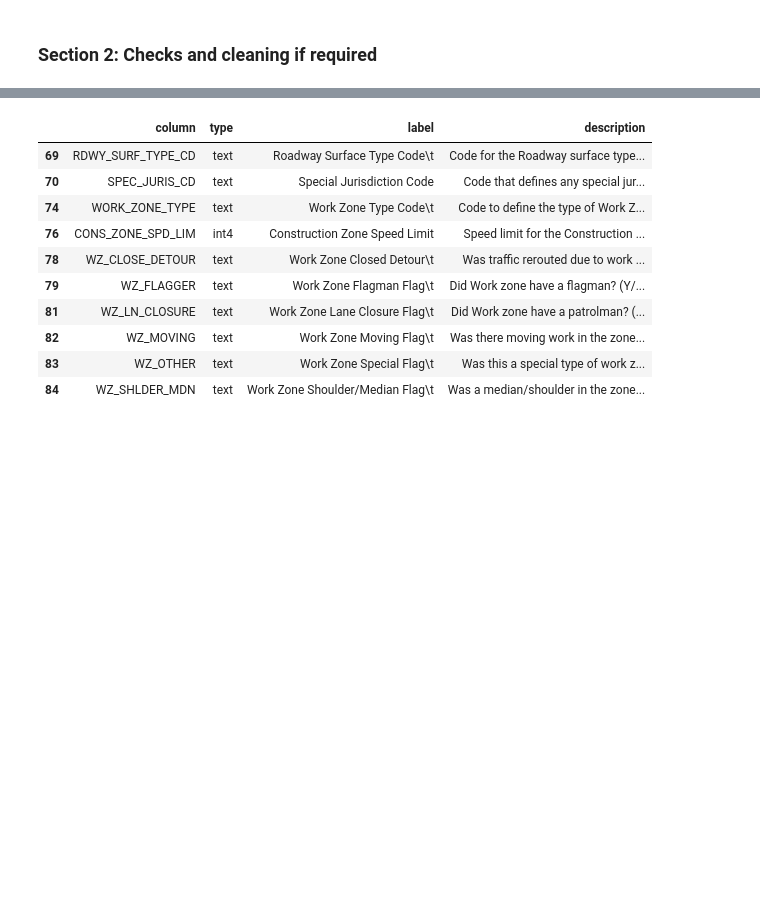
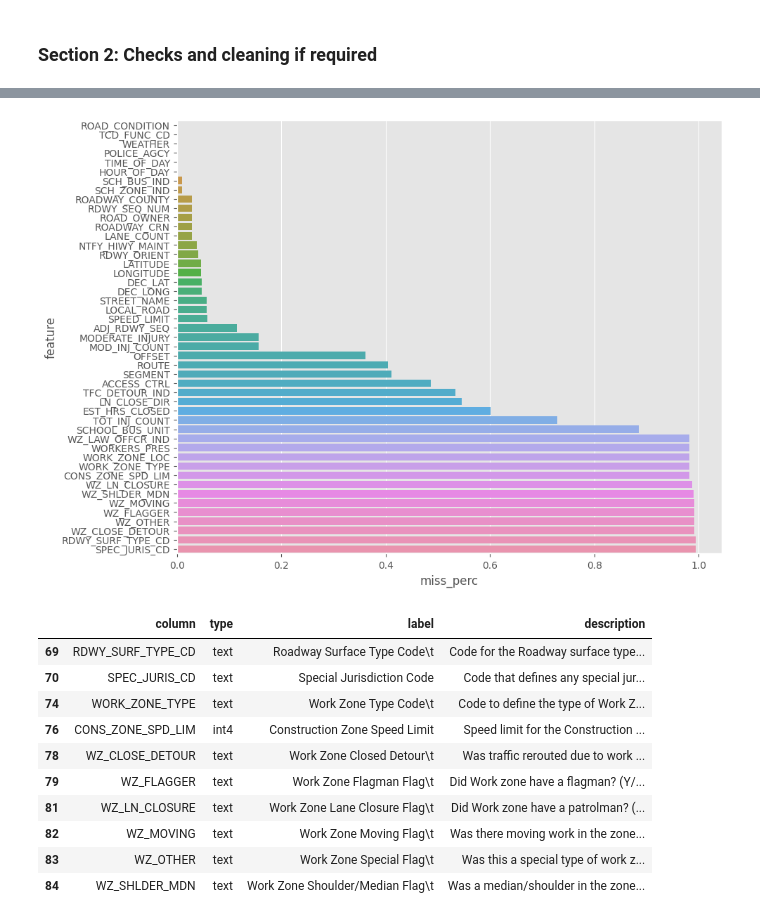
Before and after one commit to abhilashbiswas/road_accident_analysis, a Jupyter notebook: EDA/initial_eda.ipynb, the cells around one changed output, grey strips where cells are left out. Saved outputs shown, nothing was run; the diff lists cells and outputs as text; code cells hidden in the pictures; blank space fills up the shorter version.

```diff
--- a/EDA/initial_eda.ipynb
+++ b/EDA/initial_eda.ipynb
@@ -82,3 +82,29 @@ missing_dfs = plot_missing(df)
+# %%
+# Missing values
+# Visualizing missing value percentages
+def plot_missing(theDataFrame, fs=(10,8)):
+    """
+    Graph the number of missing values in each column (each feature)
+
+    return:
+    None
+    """
+    # A new dataframe that contains the count of null items for each category (axis=0)
+    missingvals_df = theDataFrame.isnull().mean(axis=0).reset_index()
+    missingvals_df.columns = ['feature', 'miss_perc'] # Rename the column names to feature and miss count
+    missingvals_df = missingvals_df.loc[missingvals_df['miss_perc'] > 0] # Filter out the features that have values for every entry
+    missingvals_df = missingvals_df.sort_values(by='miss_perc') # Sort
+
+    # Plot
+    fig, ax = plt.subplots(figsize=fs)
+    sns.barplot(data=missingvals_df, x='miss_perc', y='feature', orient='h', ax=ax)
+    plt.show()
+
+    return missingvals_df
+
+missing_dfs = plot_missing(df)
+# %% [output]
+[figure, added]
 # %%
 # Let's check what the highly missing variables are
 high_missing_cols = list(missing_dfs.tail(10)['feature'])
```
Also changed, not shown: parts of 15 cells of this notebook.
